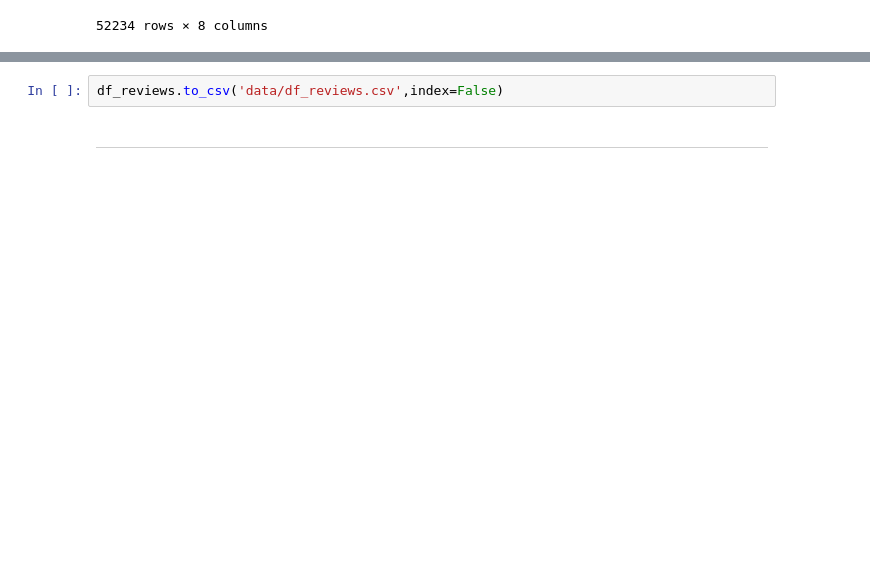
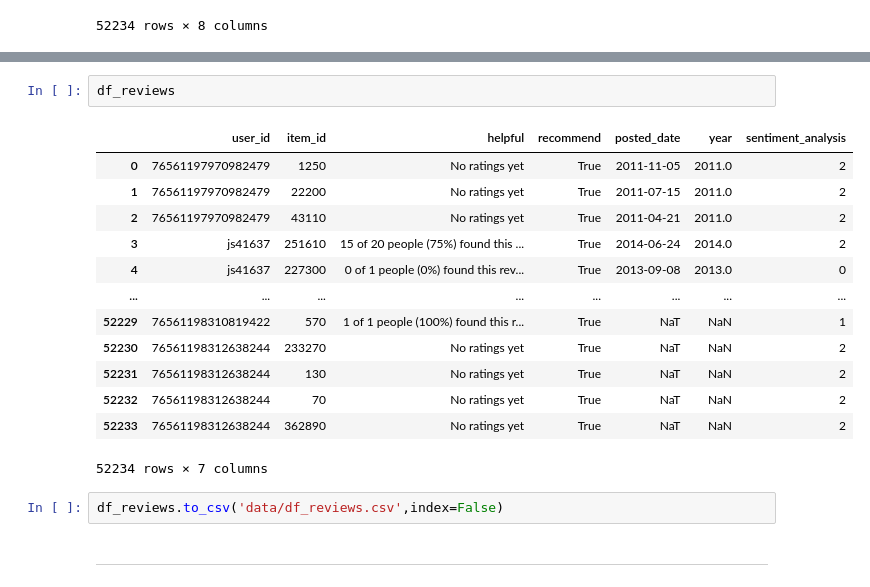
Before and after one commit to rominaEsc/MLOps_steam_games, a Jupyter notebook: 2_tablas_principales.ipynb, the cells around one changed output, grey strips where cells are left out. Saved outputs shown, nothing was run; the diff lists cells and outputs as text; blank space fills up the shorter version.

```diff
--- a/2_tablas_principales.ipynb
+++ b/2_tablas_principales.ipynb
@@ -862,3 +893,19 @@ df_reviews.drop(columns='posted')
+# %%
+df_reviews
+# %% [output]
+|  | user_id | item_id | helpful | recommend | posted_date | year | sentiment_analysis |
+| 0 | 76561197970982479 | 1250 | No ratings yet | True | 2011-11-05 | 2011.0 | 2 |
+| 1 | 76561197970982479 | 22200 | No ratings yet | True | 2011-07-15 | 2011.0 | 2 |
+| 2 | 76561197970982479 | 43110 | No ratings yet | True | 2011-04-21 | 2011.0 | 2 |
+| 3 | js41637 | 251610 | 15 of 20 people (75%) found this ... | True | 2014-06-24 | 2014.0 | 2 |
+| 4 | js41637 | 227300 | 0 of 1 people (0%) found this rev... | True | 2013-09-08 | 2013.0 | 0 |
+| ... | ... | ... | ... | ... | ... | ... | ... |
+| 52229 | 76561198310819422 | 570 | 1 of 1 people (100%) found this r... | True | NaT | NaN | 1 |
+| 52230 | 76561198312638244 | 233270 | No ratings yet | True | NaT | NaN | 2 |
+| 52231 | 76561198312638244 | 130 | No ratings yet | True | NaT | NaN | 2 |
+| 52232 | 76561198312638244 | 70 | No ratings yet | True | NaT | NaN | 2 |
+| 52233 | 76561198312638244 | 362890 | No ratings yet | True | NaT | NaN | 2 |
+52234 rows × 7 columns
 # %%
 df_reviews.to_csv('data/df_reviews.csv',index=False)
 # %% [markdown]
```
Also changed, not shown: parts of 7 cells of this notebook, 6 other files.
